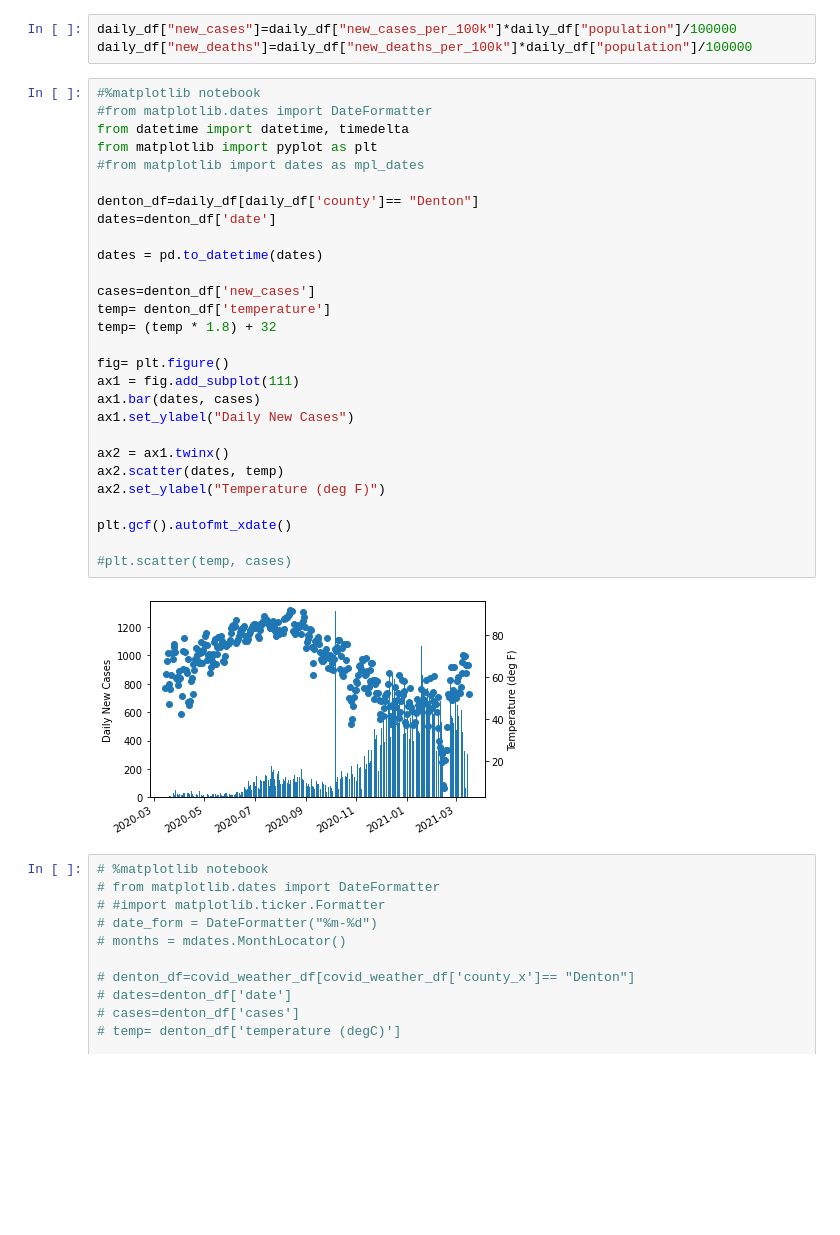
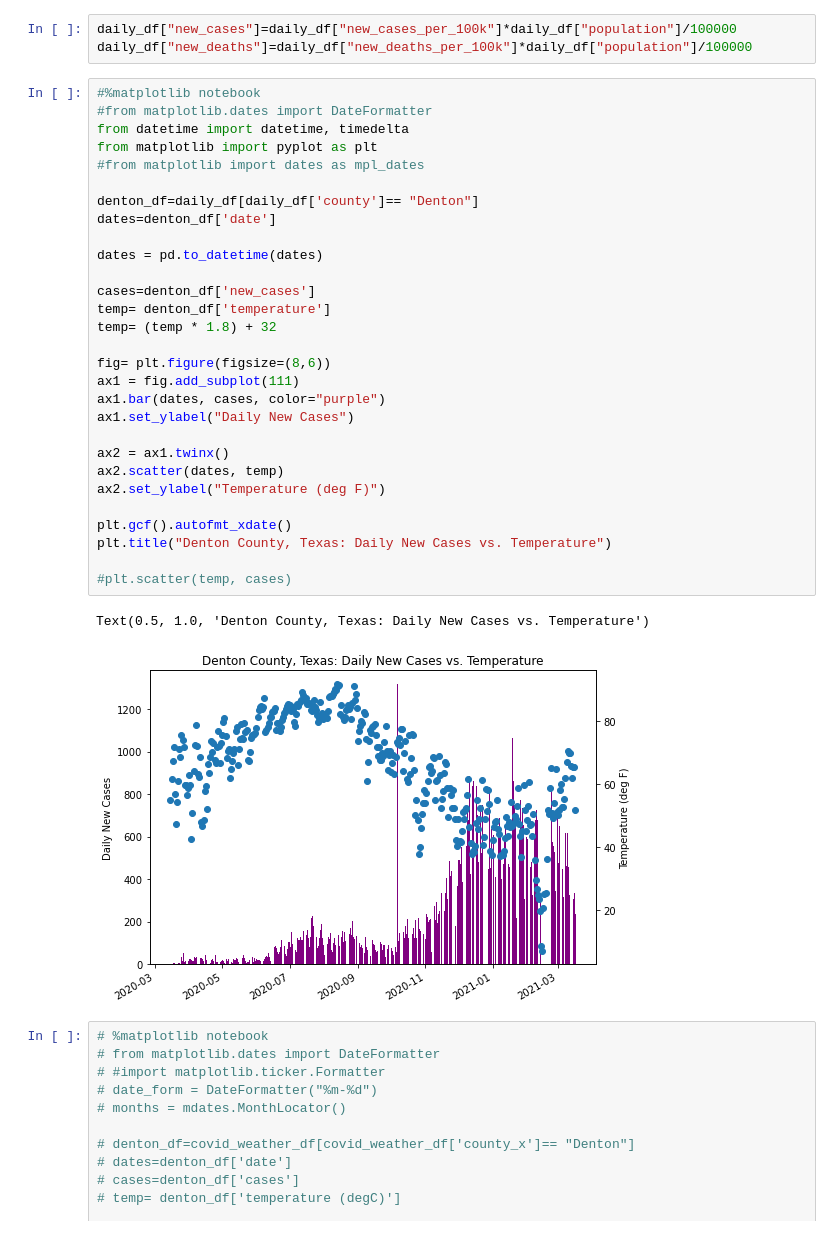
Before and after one commit to pkriger/project-01, a Jupyter notebook: Pearl's_Folder/covid_weather_tweaks.ipynb, the cells around one changed output. Drawn from its saved outputs; the diff is of its cells as text; blank space fills up the shorter version.

```diff
--- a/Pearl's_Folder/covid_weather_tweaks.ipynb
+++ b/Pearl's_Folder/covid_weather_tweaks.ipynb
@@ -55,33 +55,35 @@ daily_df["new_deaths"]=daily_df["new_deaths_per_100k"]*daily_df["population"]/10
 # %%
 #%matplotlib notebook
 #from matplotlib.dates import DateFormatter
 from datetime import datetime, timedelta
 from matplotlib import pyplot as plt
 #from matplotlib import dates as mpl_dates
 
 denton_df=daily_df[daily_df['county']== "Denton"]
 dates=denton_df['date']
 
 dates = pd.to_datetime(dates)
 
 cases=denton_df['new_cases']
 temp= denton_df['temperature']
 temp= (temp * 1.8) + 32
 
-fig= plt.figure()
+fig= plt.figure(figsize=(8,6))
 ax1 = fig.add_subplot(111)
-ax1.bar(dates, cases)
+ax1.bar(dates, cases, color="purple")
 ax1.set_ylabel("Daily New Cases")
 
 ax2 = ax1.twinx()
 ax2.scatter(dates, temp)
 ax2.set_ylabel("Temperature (deg F)")
 
 plt.gcf().autofmt_xdate()
+plt.title("Denton County, Texas: Daily New Cases vs. Temperature")
 
 #plt.scatter(temp, cases)
 # %% [output]
+Text(0.5, 1.0, 'Denton County, Texas: Daily New Cases vs. Temperature')
-[figure, old version]
+[figure, new version]
 # %%
 # %matplotlib notebook
 # from matplotlib.dates import DateFormatter
```
Also changed, not shown: 3 other files.
